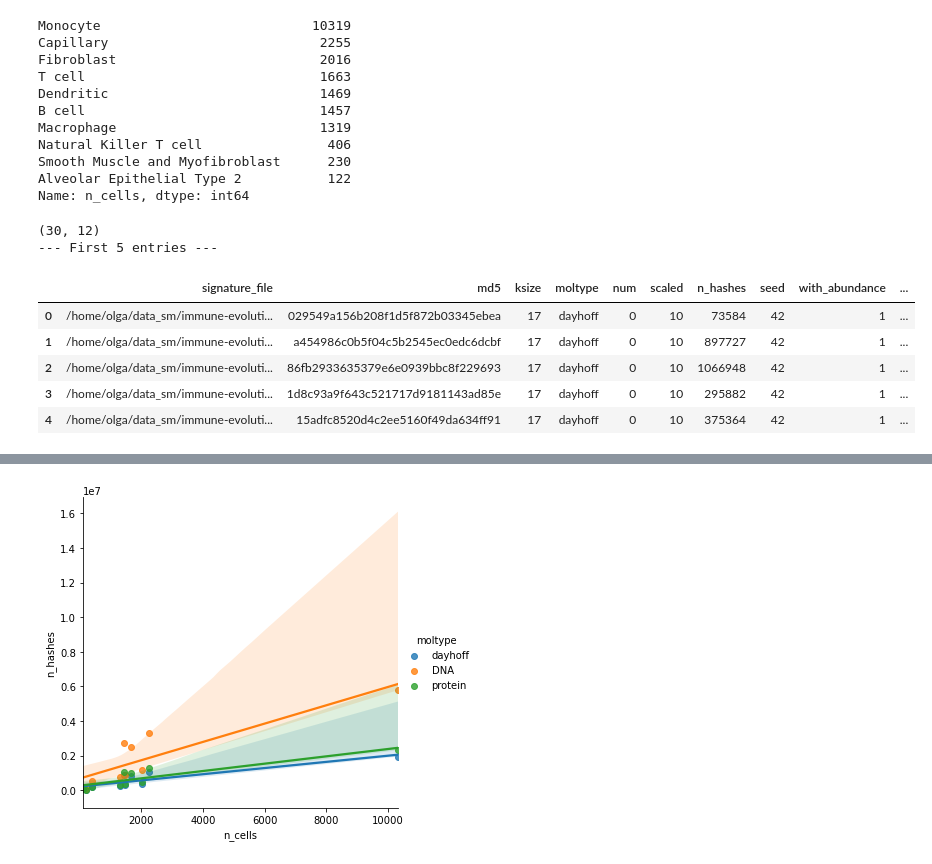
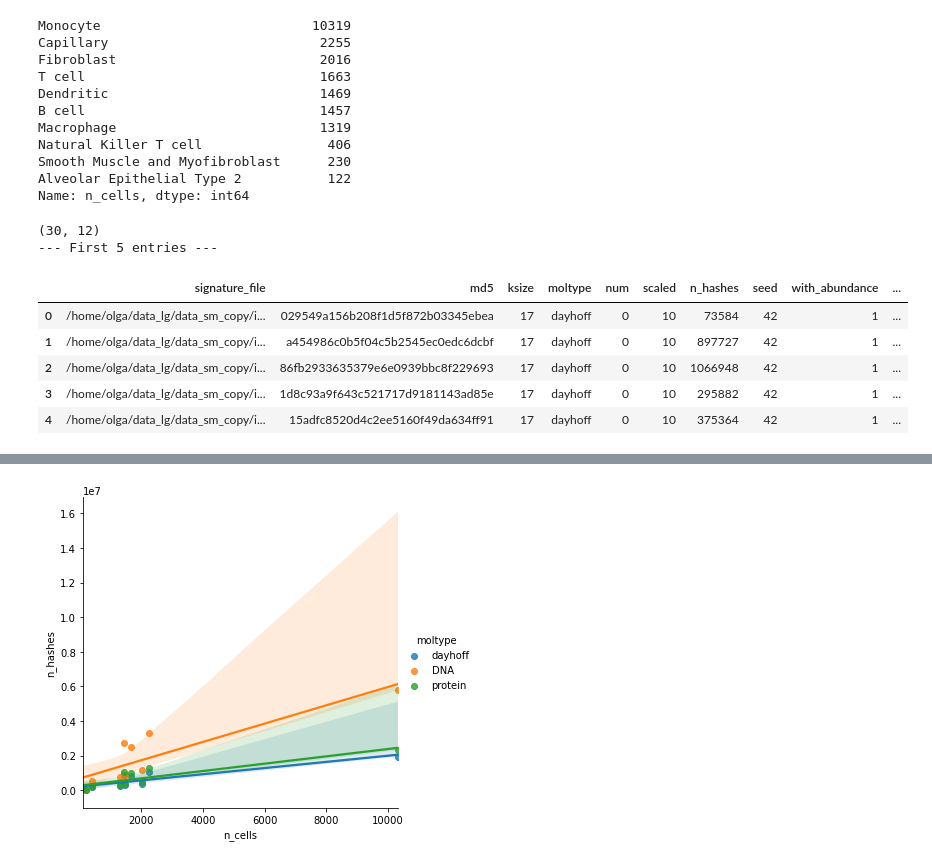
Before and after one commit to czbiohub-sf/scrnaseq-for-the-99-percent, a Jupyter notebook: notebooks/318_mouse_db__n_kmers_per_celltype.ipynb, the cells around one changed output, grey strips where cells are left out. Saved outputs shown, nothing was run; the diff lists cells and outputs as text; code cells hidden in the pictures.

Commit message:
Rename file paths: data_sm --> data_lg/data_sm_copy

```diff
--- a/notebooks/318_mouse_db__n_kmers_per_celltype.ipynb
+++ b/notebooks/318_mouse_db__n_kmers_per_celltype.ipynb
@@ -415,20 +415,20 @@ Smooth Muscle and Myofibroblast      230
 Alveolar Epithelial Type 2           122
 Name: n_cells, dtype: int64
 # %%
-train_3_merged_celltype_remove_common = '/home/olga/data_sm/immune-evolution/kmer-signatures/1--train-mouse/3--merged-celltype-remove-common-kmers'
+train_3_merged_celltype_remove_common = '/home/olga/data_lg/data_sm_copy/immune-evolution/kmer-signatures/1--train-mouse/3--merged-celltype-remove-common-kmers'
 sig_describe = pd.read_csv(
     os.path.join(train_3_merged_celltype_remove_common, "sourmash_sig_describe.csv")
 )
 describe(sig_describe)
 # %% [output]
 (30, 12)
 --- First 5 entries ---
 |  | signature_file | md5 | ksize | moltype | num | scaled | n_hashes | seed | with_abundance | ... |
-| 0 | /home/olga/data_sm/immune-evoluti... | 029549a156b208f1d5f872b03345ebea | 17 | dayhoff | 0 | 10 | 73584 | 42 | 1 | ... |
-| 1 | /home/olga/data_sm/immune-evoluti... | a454986c0b5f04c5b2545ec0edc6dcbf | 17 | dayhoff | 0 | 10 | 897727 | 42 | 1 | ... |
-| 2 | /home/olga/data_sm/immune-evoluti... | 86fb2933635379e6e0939bbc8f229693 | 17 | dayhoff | 0 | 10 | 1066948 | 42 | 1 | ... |
-| 3 | /home/olga/data_sm/immune-evoluti... | 1d8c93a9f643c521717d9181143ad85e | 17 | dayhoff | 0 | 10 | 295882 | 42 | 1 | ... |
-| 4 | /home/olga/data_sm/immune-evoluti... | 15adfc8520d4c2ee5160f49da634ff91 | 17 | dayhoff | 0 | 10 | 375364 | 42 | 1 | ... |
+| 0 | /home/olga/data_lg/data_sm_copy/i... | 029549a156b208f1d5f872b03345ebea | 17 | dayhoff | 0 | 10 | 73584 | 42 | 1 | ... |
+| 1 | /home/olga/data_lg/data_sm_copy/i... | a454986c0b5f04c5b2545ec0edc6dcbf | 17 | dayhoff | 0 | 10 | 897727 | 42 | 1 | ... |
+| 2 | /home/olga/data_lg/data_sm_copy/i... | 86fb2933635379e6e0939bbc8f229693 | 17 | dayhoff | 0 | 10 | 1066948 | 42 | 1 | ... |
+| 3 | /home/olga/data_lg/data_sm_copy/i... | 1d8c93a9f643c521717d9181143ad85e | 17 | dayhoff | 0 | 10 | 295882 | 42 | 1 | ... |
+| 4 | /home/olga/data_lg/data_sm_copy/i... | 15adfc8520d4c2ee5160f49da634ff91 | 17 | dayhoff | 0 | 10 | 375364 | 42 | 1 | ... |
 # %%
 sig_describe_n_cells = sig_describe.join(n_cells, on='name')
 describe(sig_describe_n_cells)
```
Also changed, not shown: parts of 10 cells of this notebook, 19 other files.
